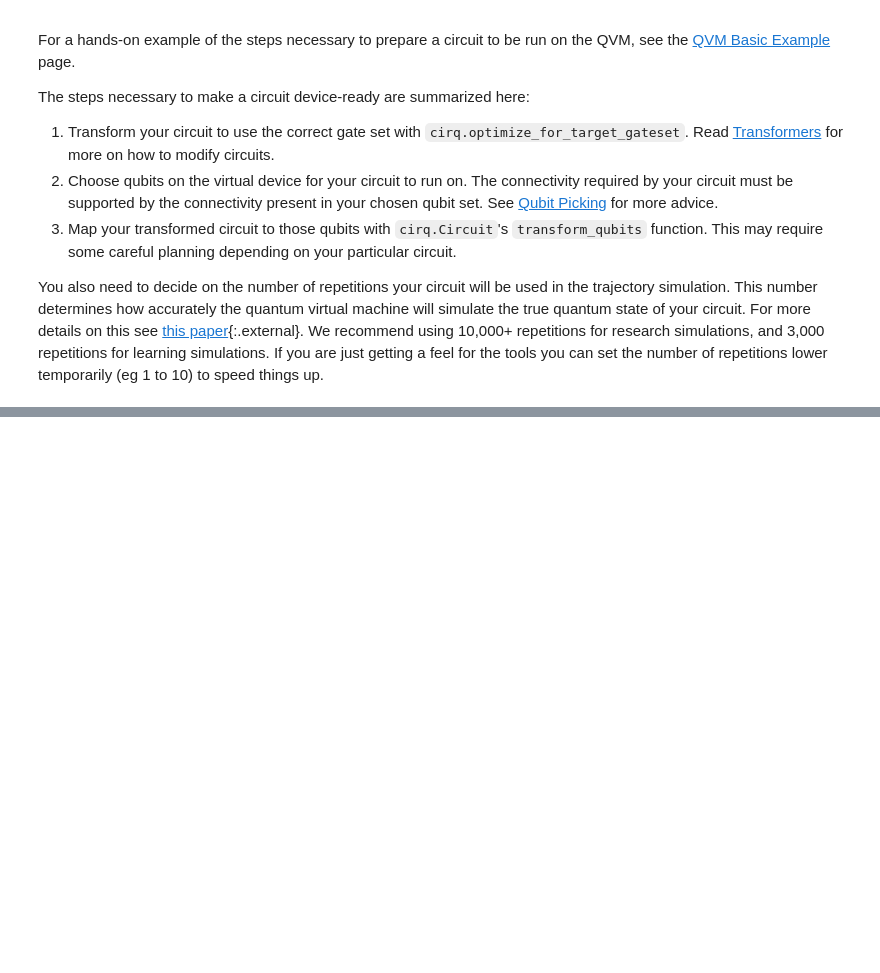
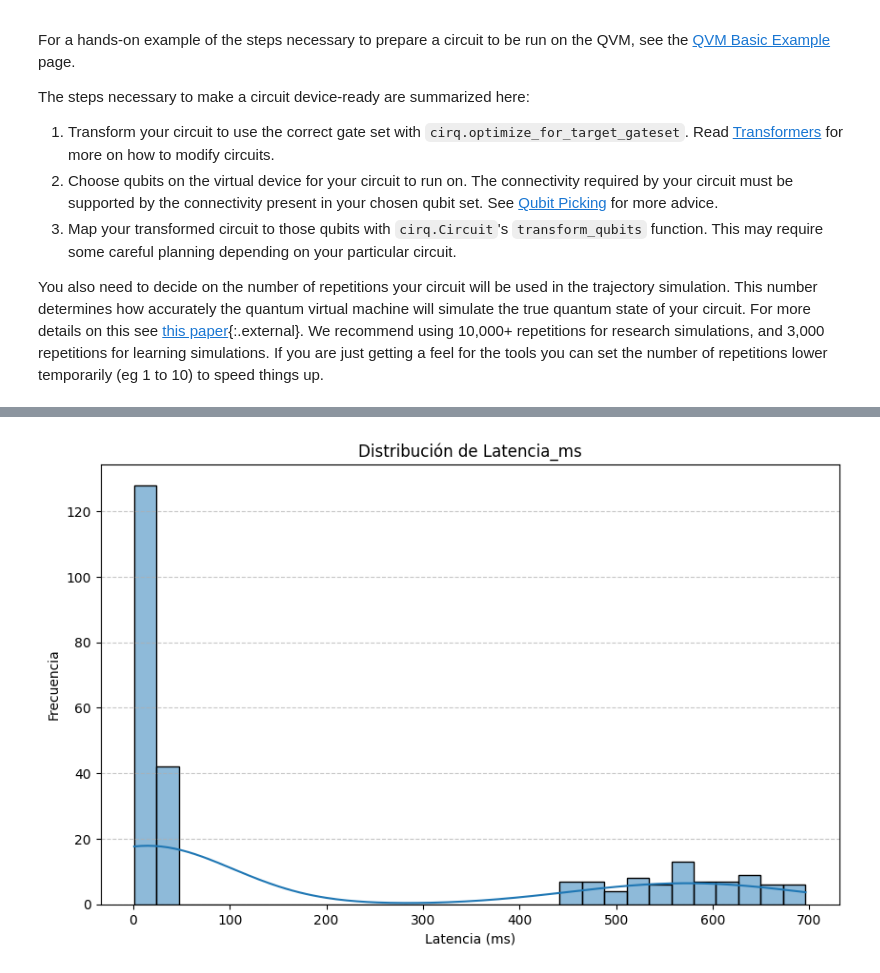
Before and after one commit to luisgabrielmatthew74/codeprojects, a Jupyter notebook: docs/simulate/quantum_virtual_machine-v11.ipynb, the cells around one changed output, grey strips where cells are left out. Cells and saved outputs as stored; diff of their text form; code cells hidden in the pictures; blank space fills up the shorter version.

```diff
--- a/docs/simulate/quantum_virtual_machine-v11.ipynb
+++ b/docs/simulate/quantum_virtual_machine-v11.ipynb
@@ -1205,0 +146,3 @@ You also need to decide on the number of repetitions your circuit will be used i
+# %%
+df_internet_connections = pd.read_csv('/content/red_conexiones_internet.csv')
+display(df_internet_connections.head())
@@ -1205,0 +156,13 @@ You also need to decide on the number of repetitions your circuit will be used i
+# %%
+import matplotlib.pyplot as plt
+import seaborn as sns
+
+plt.figure(figsize=(10, 6))
+sns.histplot(df_internet_connections['Latencia_ms'], bins=30, kde=True)
+plt.title('Distribución de Latencia_ms')
+plt.xlabel('Latencia (ms)')
+plt.ylabel('Frecuencia')
+plt.grid(axis='y', linestyle='--', alpha=0.7)
+plt.show()
+# %% [output]
+[figure, added]
```
Also changed, not shown: parts of 101 cells of this notebook.
